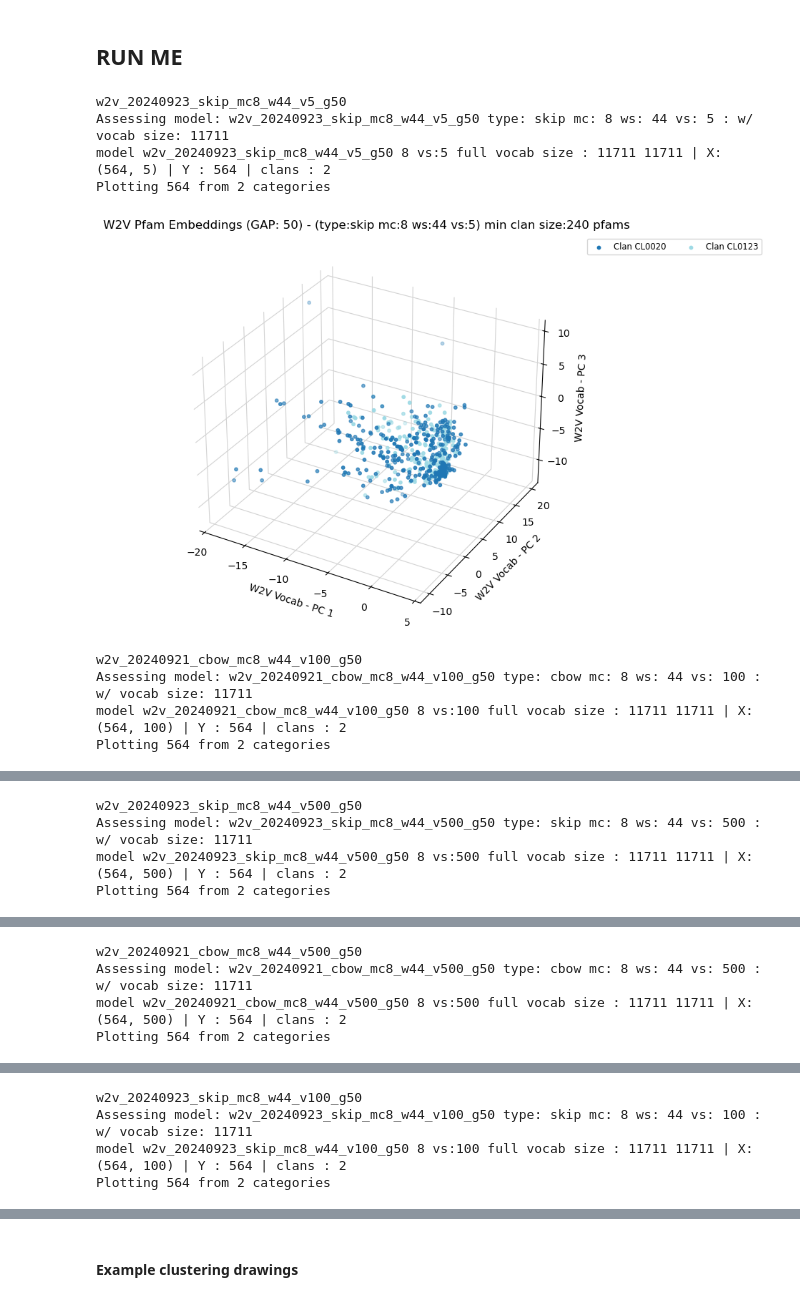
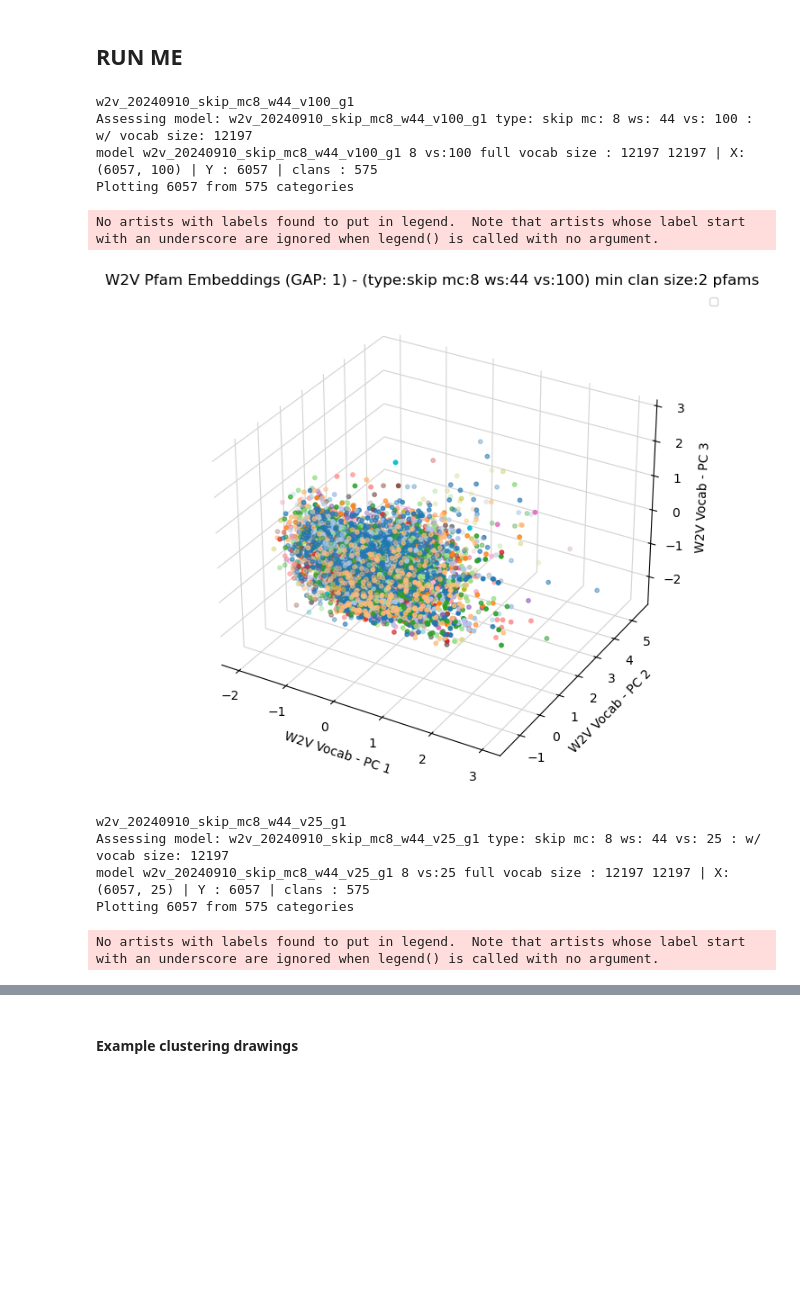
Before and after one commit to greyneuron/COMP_0158_MSC_PROJECT, a Jupyter notebook: code/clustering/w2v_cluster_helper.ipynb, the cells around one changed output, grey strips where cells are left out. Saved outputs shown, nothing was run; the diff lists cells and outputs as text; code cells hidden in the pictures; blank space fills up the shorter version.

```diff
--- a/code/clustering/w2v_cluster_helper.ipynb
+++ b/code/clustering/w2v_cluster_helper.ipynb
@@ -273,7 +292,7 @@ import matplotlib.pyplot as plt
 from sklearn.decomposition import PCA
 from mpl_toolkits.mplot3d import Axes3D
 
-def graph_3d_pca_colour(X_full, categories, title):
+def graph_3d_pca_colour(X_full, categories, title, draw_legend):
     comic_font  = {'fontname':'Comic Sans MS'}
     helv_font   = {'fontname':'Helvetica'}
 
@@ -316,8 +335,10 @@ def graph_3d_pca_colour(X_full, categories, title):
         X_cat   = X[indices]
 
         # include and/or remove labels
-        ax.scatter(X_cat[:, 0], X_cat[:, 1], X_cat[:, 2], label=f'Clan {category}', color=cmap(i), s=10)
-        #ax.scatter(X_cat[:, 0], X_cat[:, 1], X_cat[:, 2], color=cmap(i), s=10)
+        if(draw_legend):
+            ax.scatter(X_cat[:, 0], X_cat[:, 1], X_cat[:, 2], label=f'Clan {category}', color=cmap(i), s=10)
+        else:
+            ax.scatter(X_cat[:, 0], X_cat[:, 1], X_cat[:, 2], color=cmap(i), s=10)
 
     # Add labels and title
     ax.set_xlabel('W2V Vocab - PC 1')
@@ -639,10 +654,12 @@ def get_pfam_clans_for_model(model_name, model_path, min_clan_size):
 
 # ------------------ config
 
-min_cs          = 240
-#model_dir       = "/Users/patrick/dev/ucl/word2vec/comp_0158_msc_project/data/models/0910_g1/graph/"
-model_dir       = "/Users/patrick/dev/ucl/word2vec/comp_0158_msc_project/data/models/0920_g50/graph/"
-#model_dir       = "/Users/patrick/dev/ucl/word2vec/comp_0158_msc_project/data/models/0922_g100/graph/"
+min_cs         = 2
+model_dir      = "/Users/patrick/dev/ucl/word2vec/comp_0158_msc_project/data/models/0910_g1/graph/"
+#model_dir     = "/Users/patrick/dev/ucl/word2vec/comp_0158_msc_project/data/models/0920_g50/graph/"
+#model_dir     = "/Users/patrick/dev/ucl/word2vec/comp_0158_msc_project/data/models/0922_g100/graph/"
+
+draw_legend = False
 
 # ------------------ run
 
@@ -657,40 +674,42 @@ for model_file in model_files:
     # get info from filename for logging purposes
     type_s      = re.search("_([a-zA-Z0-9]+)_mc", model_name)
     type        = type_s.group(1)
     gap_s       = re.search("_g([0-9]+)", model_name)
     gap_size    = gap_s.group(1)
     vector_s    = re.search("v([0-9]+)", model_name)
     vector_size = vector_s.group(1)
     min_count_s = re.search("mc([0-9]+)_", model_name)
     min_count   = min_count_s.group(1)
     vector_s    = re.search("_v([0-9]+)", model_name)
     vector_size = vector_s.group(1)
     window_s    = re.search("_w([0-9]+)_", model_name)
     window_size = window_s.group(1)
 
 
     # get vocab for model
     full_vocab, vocab_count = get_pfam_vocab(model_path, exclude_gaps=True)
 
     print(f"Assessing model: {model_name} type: {type} mc: {min_count} ws: {window_size} vs: {vector_size} : w/ vocab size: {vocab_count}")
     filtered_pfams, filtered_clans, filtered_clan_dict = get_pfam_clans_for_model(model_name, model_path, min_cs)
 
     X, Y = get_clustering_inputs(model_path, filtered_pfams, int(vector_size))
 
     print(f"model {model_name} {min_count} vs:{vector_size} full vocab size : {vocab_count} {len(full_vocab)} | X: {X.shape} | Y : {len(Y)} | clans : {len(filtered_clans)}")
 
     title = 'W2V Pfam Embeddings (GAP: ' + gap_size+ ') - (type:' + type + ' mc:' + str(min_count) +' ws:' + str(window_size) +' vs:' + str(vector_size) + ') min clan size:'+ str(min_cs)+' pfams'
 
     # Perform PCA and plot results - color coded per clan
     #graph_2d_pca_color(X, Y, title)
-    graph_3d_pca_colour(X, Y, title)
+    graph_3d_pca_colour(X, Y, title, False)
 # %% [output]
-w2v_20240923_skip_mc8_w44_v5_g50
-Assessing model: w2v_20240923_skip_mc8_w44_v5_g50 type: skip mc: 8 ws: 44 vs: 5 : w/ vocab size: 11711
-model w2v_20240923_skip_mc8_w44_v5_g50 8 vs:5 full vocab size : 11711 11711 | X: (564, 5) | Y : 564 | clans : 2
-Plotting 564 from 2 categories
+w2v_20240910_skip_mc8_w44_v100_g1
+Assessing model: w2v_20240910_skip_mc8_w44_v100_g1 type: skip mc: 8 ws: 44 vs: 100 : w/ vocab size: 12197
+model w2v_20240910_skip_mc8_w44_v100_g1 8 vs:100 full vocab size : 12197 12197 | X: (6057, 100) | Y : 6057 | clans : 575
+Plotting 6057 from 575 categories
+No artists with labels found to put in legend.  Note that artists whose label start with an underscore are ignored when legend() is called with no argument.
-[figure, old version]
+[figure, new version]
-w2v_20240921_cbow_mc8_w44_v100_g50
-Assessing model: w2v_20240921_cbow_mc8_w44_v100_g50 type: cbow mc: 8 ws: 44 vs: 100 : w/ vocab size: 11711
-model w2v_20240921_cbow_mc8_w44_v100_g50 8 vs:100 full vocab size : 11711 11711 | X: (564, 100) | Y : 564 | clans : 2
-Plotting 564 from 2 categories
+w2v_20240910_skip_mc8_w44_v25_g1
+Assessing model: w2v_20240910_skip_mc8_w44_v25_g1 type: skip mc: 8 ws: 44 vs: 25 : w/ vocab size: 12197
+model w2v_20240910_skip_mc8_w44_v25_g1 8 vs:25 full vocab size : 12197 12197 | X: (6057, 25) | Y : 6057 | clans : 575
+Plotting 6057 from 575 categories
+No artists with labels found to put in legend.  Note that artists whose label start with an underscore are ignored when legend() is called with no argument.
@@ -698,4 +716,0 @@ Plotting 564 from 2 categories
-w2v_20240923_skip_mc8_w44_v500_g50
-Assessing model: w2v_20240923_skip_mc8_w44_v500_g50 type: skip mc: 8 ws: 44 vs: 500 : w/ vocab size: 11711
-model w2v_20240923_skip_mc8_w44_v500_g50 8 vs:500 full vocab size : 11711 11711 | X: (564, 500) | Y : 564 | clans : 2
-Plotting 564 from 2 categories
@@ -703,4 +716,0 @@ Plotting 564 from 2 categories
-w2v_20240921_cbow_mc8_w44_v500_g50
-Assessing model: w2v_20240921_cbow_mc8_w44_v500_g50 type: cbow mc: 8 ws: 44 vs: 500 : w/ vocab size: 11711
-model w2v_20240921_cbow_mc8_w44_v500_g50 8 vs:500 full vocab size : 11711 11711 | X: (564, 500) | Y : 564 | clans : 2
-Plotting 564 from 2 categories
@@ -708,4 +716,0 @@ Plotting 564 from 2 categories
-w2v_20240923_skip_mc8_w44_v100_g50
-Assessing model: w2v_20240923_skip_mc8_w44_v100_g50 type: skip mc: 8 ws: 44 vs: 100 : w/ vocab size: 11711
-model w2v_20240923_skip_mc8_w44_v100_g50 8 vs:100 full vocab size : 11711 11711 | X: (564, 100) | Y : 564 | clans : 2
-Plotting 564 from 2 categories
```
Also changed, not shown: parts of 5 cells of this notebook, 5 other files.
